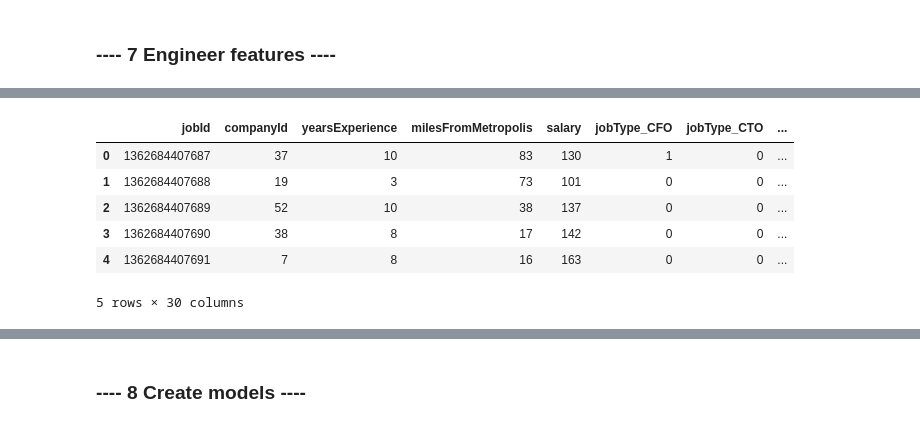
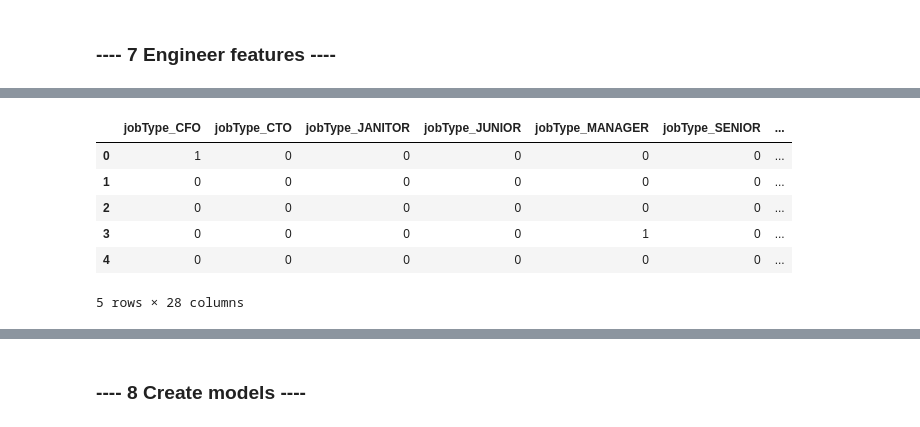
Before and after one commit to sailalithar/salaryprediction, a Jupyter notebook: Instructions_and_Notebook/Salary Prediction Notebook.ipynb, the cells around one changed output, grey strips where cells are left out. Saved outputs shown, nothing was run; the diff lists cells and outputs as text; code cells hidden in the pictures.

```diff
--- a/Instructions_and_Notebook/Salary Prediction Notebook.ipynb
+++ b/Instructions_and_Notebook/Salary Prediction Notebook.ipynb
@@ -303,0 +350,7 @@ You will cycle through creating features, tuning models, and training/validing m
+# %%
+#making data ready for modeling
+#creating new features needed to potentially enhance model
+df_copy = df
+#dropping jobId and companyId as they donot add anything to the model
+df_copy.drop(columns=['jobId','companyId'], inplace=True)
+df_copy.head()
@@ -304,16 +364,15 @@ You will cycle through creating features, tuning models, and training/validing m
 # %%
 #creating dummy variables for categorical columns
-df_copy = df
-df_dummies = pd.get_dummies(df[df.columns[2:6]], drop_first = True)
-df_copy = df_copy.drop(df.columns[2:6],axis = 1)
-# Join the encoded df
-df_copy = df_copy.join(df_dummies)
+df_dummies = pd.get_dummies(df_copy[df_copy.columns[0:4]], drop_first = True)
+df_copy = df_copy.drop(df.columns[0:4],axis = 1)
+# Join the encoded df_dummies to df_copy
+df_copy = pd.concat([df_dummies,df_copy], axis=1)
 df_copy.head()
 # %% [output]
-|  | jobId | companyId | yearsExperience | milesFromMetropolis | salary | jobType_CFO | jobType_CTO | ... |
-| 0 | 1362684407687 | 37 | 10 | 83 | 130 | 1 | 0 | ... |
-| 1 | 1362684407688 | 19 | 3 | 73 | 101 | 0 | 0 | ... |
-| 2 | 1362684407689 | 52 | 10 | 38 | 137 | 0 | 0 | ... |
-| 3 | 1362684407690 | 38 | 8 | 17 | 142 | 0 | 0 | ... |
-| 4 | 1362684407691 | 7 | 8 | 16 | 163 | 0 | 0 | ... |
+|  | jobType_CFO | jobType_CTO | jobType_JANITOR | jobType_JUNIOR | jobType_MANAGER | jobType_SENIOR | ... |
+| 0 | 1 | 0 | 0 | 0 | 0 | 0 | ... |
+| 1 | 0 | 0 | 0 | 0 | 0 | 0 | ... |
+| 2 | 0 | 0 | 0 | 0 | 0 | 0 | ... |
+| 3 | 0 | 0 | 0 | 0 | 1 | 0 | ... |
+| 4 | 0 | 0 | 0 | 0 | 0 | 0 | ... |
-5 rows × 30 columns
+5 rows × 28 columns
```
Also changed, not shown: parts of 52 cells of this notebook.
